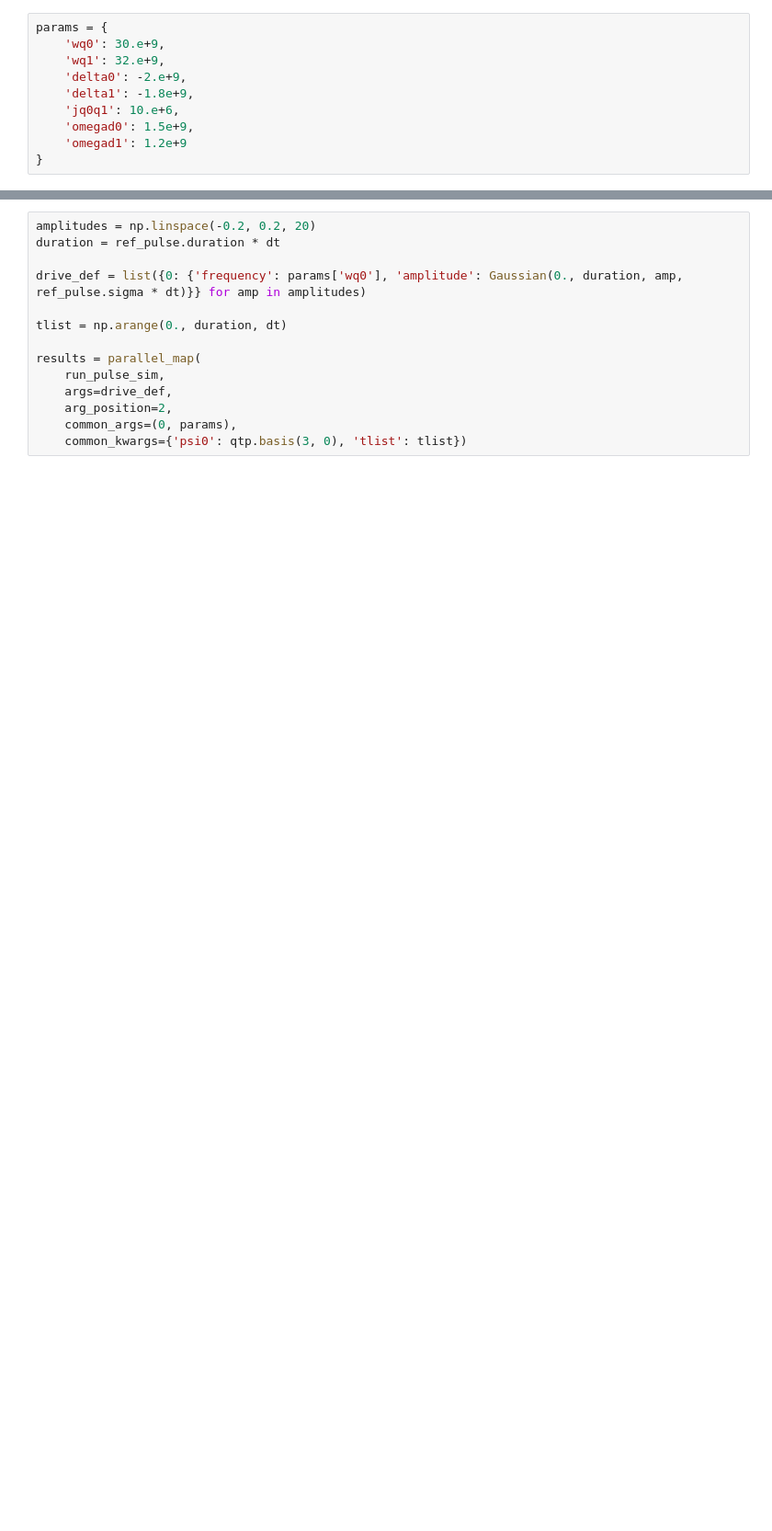
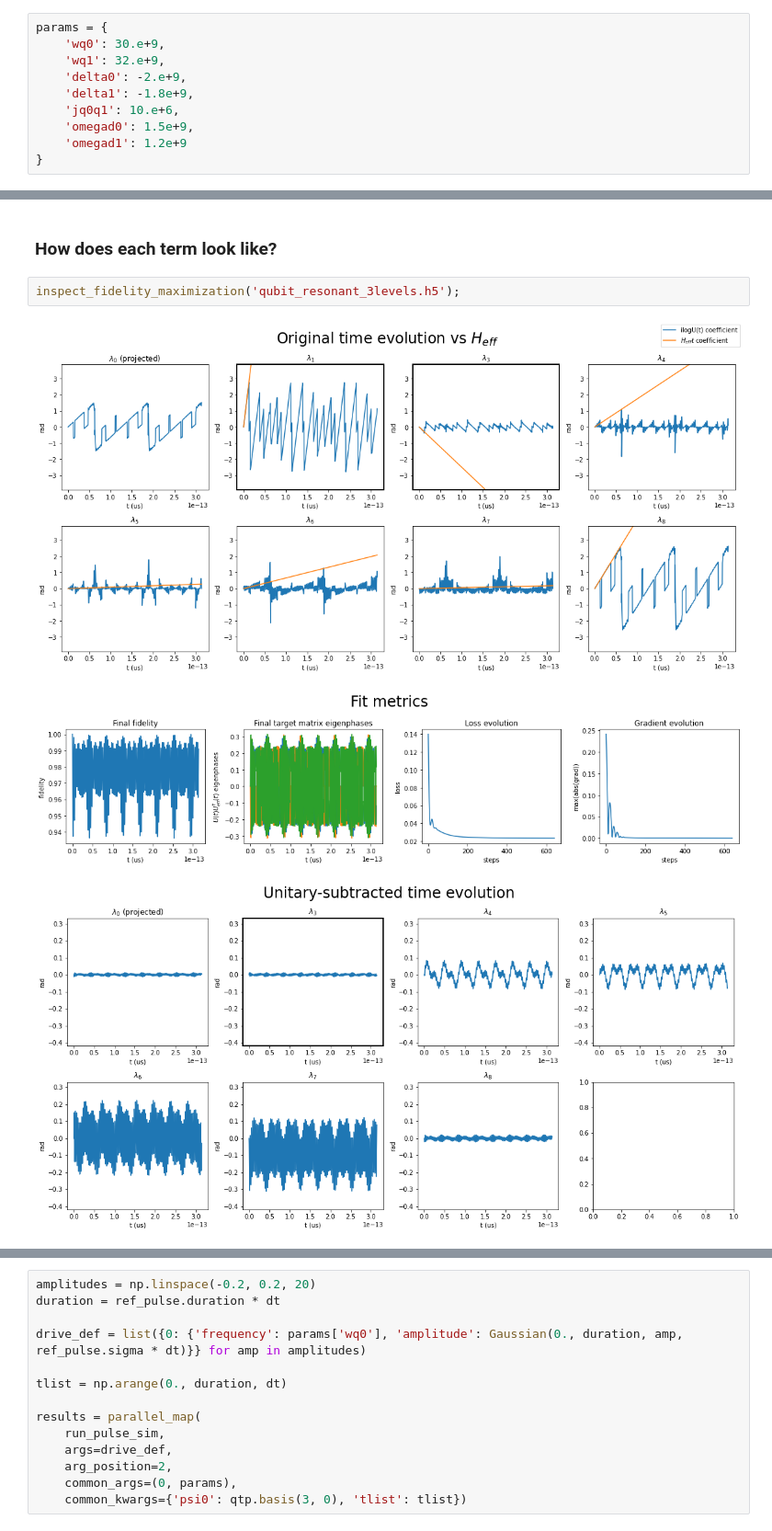
Before and after one commit to UTokyo-ICEPP/qudit-sim, a Jupyter notebook: amplitude_scan.ipynb, the cells around one changed output, grey strips where cells are left out. Shown at 92% size. Cells and saved outputs as stored; diff of their text form; blank space fills up the shorter version.

```diff
--- a/amplitude_scan.ipynb
+++ b/amplitude_scan.ipynb
@@ -82 +84,9 @@ $\displaystyle \frac{H_{\mathrm{eff}}}{2 \pi \mathrm{MHz}} = 4.020I + 35.250X -
+# %% [markdown]
+### How does each term look like?
+# %%
+inspect_fidelity_maximization('qubit_resonant_3levels.h5');
+# %% [output]
+[figure, added]
+[figure, added]
+[figure, added]
 # %% [markdown]
```
Also changed, not shown: parts of 16 cells of this notebook.
